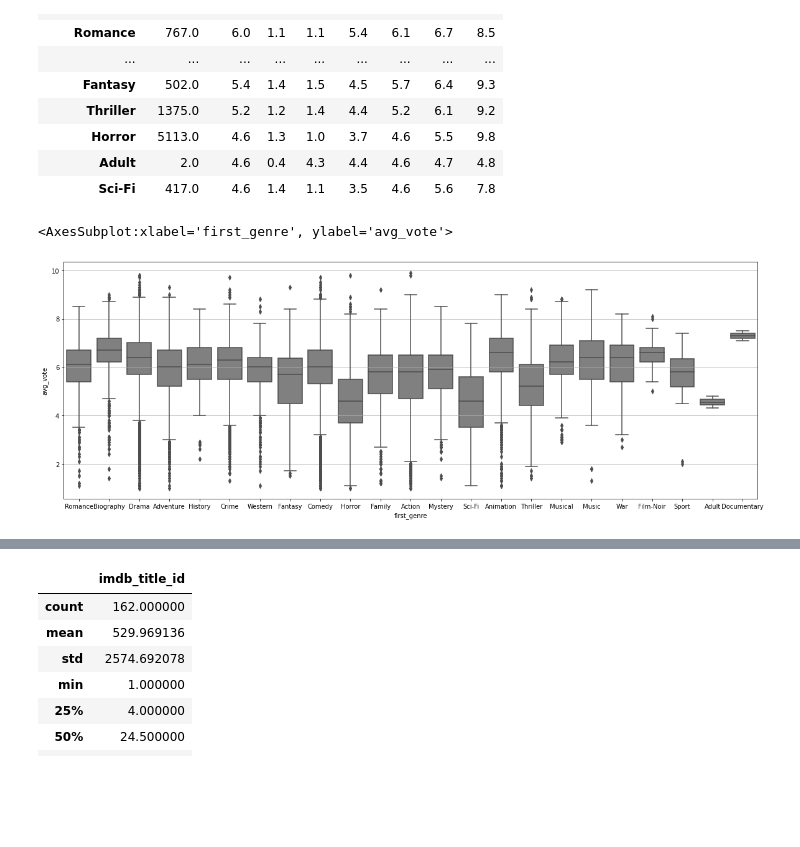
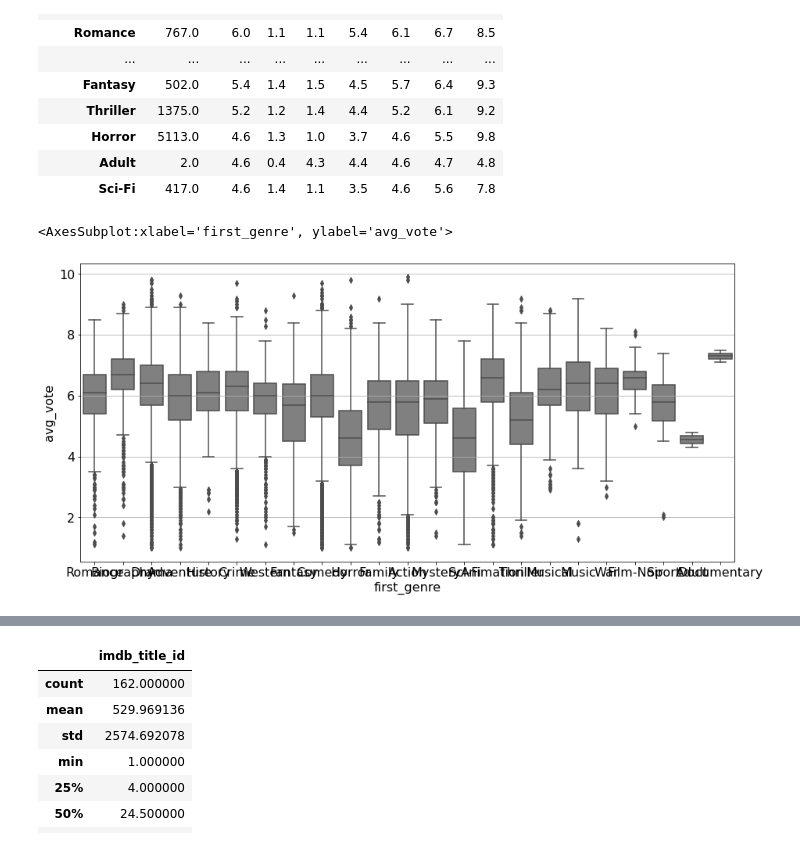
Before and after one commit to taianf/ECD-MATF37-Trabalho, a Jupyter notebook: main.ipynb, the cells around one changed output, grey strips where cells are left out. Cells and saved outputs as stored; diff of their text form; code cells hidden in the pictures; blank space fills up the shorter version.

```diff
--- a/main.ipynb
+++ b/main.ipynb
@@ -26,6 +28,10 @@ from pyspark.sql import SparkSession
 PROJECT_ROOT_DIR = "."
 IMAGES_PATH = os.path.join(PROJECT_ROOT_DIR, "graficos")
 os.makedirs(IMAGES_PATH, exist_ok=True)
+
+# Fonte do plot
+locale.setlocale(locale.LC_NUMERIC, "pt_br")
+plt.rcParams.update({'font.size': 16})
 # %%
 movies_dataframe = pd.read_csv("IMDb movies.csv", low_memory=False, skipinitialspace=True)
 ratings_dataframe = pd.read_csv("IMDb ratings.csv", skipinitialspace=True)
@@ -226,12 +235,12 @@ df_genre_vote
 | Sci-Fi | 417.0 | 4.6 | 1.4 | 1.1 | 3.5 | 4.6 | 5.6 | 7.8 |
 # %%
 # Nota x gênero
-plt.subplots(figsize=(20, 7))
+plt.subplots(figsize=(15, 7))
 plt.grid()
 sns.boxplot(data=imdb_df, x="first_genre", y="avg_vote", color='gray')
 # %% [output]
 <AxesSubplot:xlabel='first_genre', ylabel='avg_vote'>
-[figure, old version]
+[figure, new version]
 # %%
 # Notas x País
 df1_top_country = imdb_df.groupby(["first_country"]).agg({"avg_vote": ["mean", "count"]})
```
Also changed, not shown: parts of 17 cells of this notebook.
